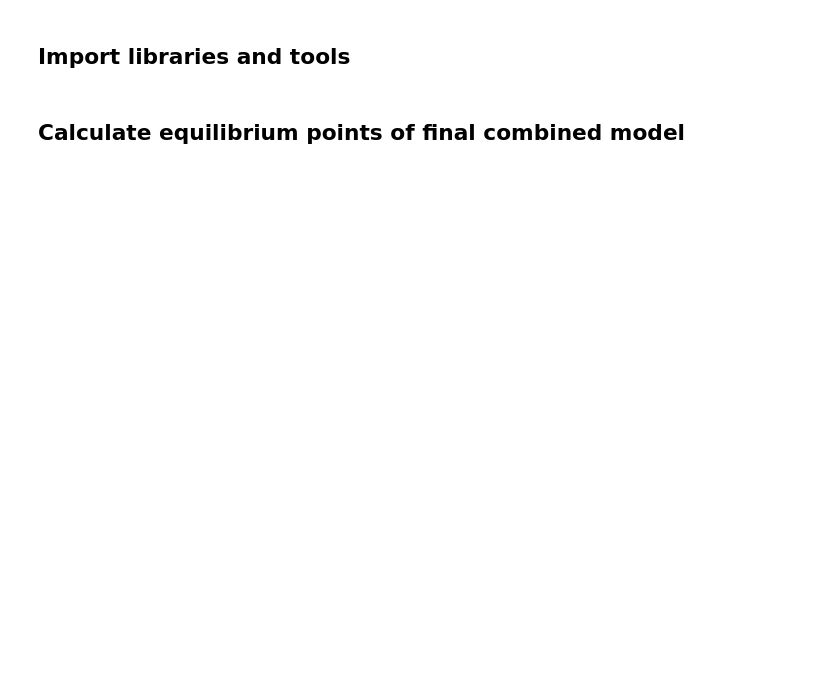
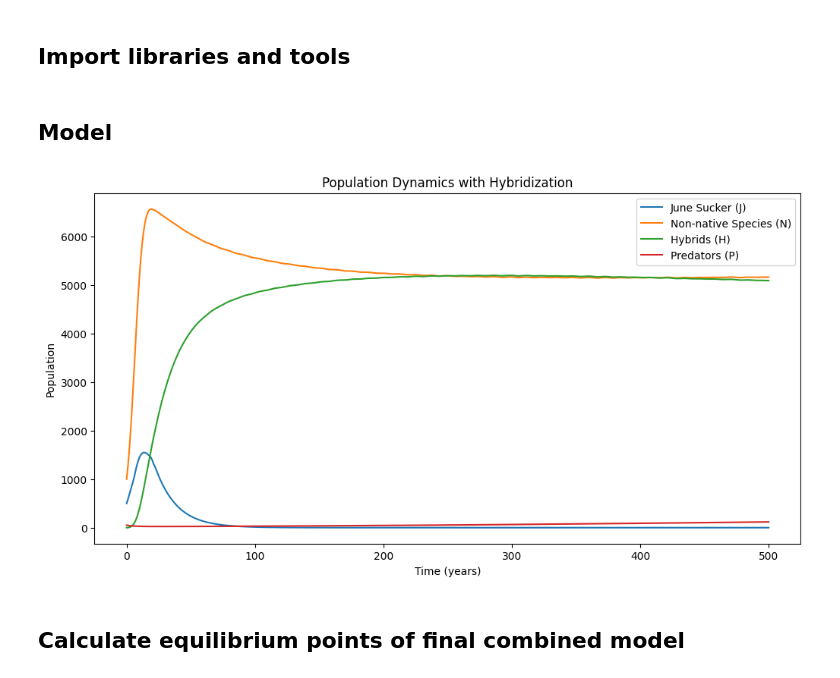
Before and after one commit to sophieharman/Volume-4-ModelingProject, a Jupyter notebook: equilibrium_points.ipynb, the cells around one changed output. Cells and saved outputs as stored; diff of their text form; code cells hidden in the pictures; blank space fills up the shorter version.

Commit message:
Adjusted equilibrium code

```diff
--- a/equilibrium_points.ipynb
+++ b/equilibrium_points.ipynb
@@ -8,3 +9,81 @@ from scipy.integrate import odeint
+# %% [markdown]
+## Model
+# %%
+# Updated model parameters including hybrids
+r_J = 0.2
+r_N = 0.3
+r_H = 0.25
+K_0 = 10000
+c_JN = c_NJ = 1.0
+c_JH = c_NH = c_HJ = c_HN = 0.9
+beta_J = beta_N = beta_H = 5e-5
+s_H = 1e-5
+s_P = 1e-5
+m_P = 0.1
+gamma = 0.5
+
+# Human intervention functions (updated)
+def H_J(t):
+    return 50 if 5 <= t <= 20 else 0
+
+def H_N(t):
+    return -10
+
+def H_H(t):
+    return -5
+
+# Carrying capacity function (updated)
+def K(t):
+    return K_0 + gamma * H_J(t)
+
+# ODE system including hybrids
+def ecosystem_model_hybrid(t, y):
+    J, N, H, P = y
+    dJdt = (
+        r_J * J * (1 - (J + c_JN * N + c_JH * H) / K(t))
+        - beta_J * J * P
+        - s_H * J * N
+        + H_J(t)
+    )
+    dNdt = (
+        r_N * N * (1 - (N + c_NJ * J + c_NH * H) / K(t))
+        - beta_N * N * P
+        - s_H * J * N
+        + H_N(t)
+    )
+    dHdt = (
+        s_H * J * N
+        + r_H * H * (1 - (H + c_HJ * J + c_HN * N) / K(t))
+        - beta_H * H * P
+        + H_H(t)
+    )
+    dPdt = s_P * (J + N + H) * P - m_P * P
+    return [dJdt, dNdt, dHdt, dPdt]
+
+# Time span and initial conditions
+t_span = (0, 500) # Adjusted time span to determine when equilibrium takes place
+t_eval = np.linspace(*t_span, 500)
+initial_conditions = [500, 1000, 0, 50]  # J_0, N_0, H_0, P_0
+
+# Solving the ODE system
+solution = solve_ivp(ecosystem_model_hybrid, t_span, initial_conditions, t_eval=t_eval)
+
+# Extracting results
+J_t, N_t, H_t, P_t = solution.y
+
+# Plotting the results
+plt.figure(figsize=(12, 6))
+plt.plot(solution.t, J_t, label='June Sucker (J)')
+plt.plot(solution.t, N_t, label='Non-native Species (N)')
+plt.plot(solution.t, H_t, label='Hybrids (H)')
+plt.plot(solution.t, P_t, label='Predators (P)')
+plt.title('Population Dynamics with Hybridization')
+plt.xlabel('Time (years)')
+plt.ylabel('Population')
+plt.legend()
+plt.show()
+# %% [output]
+[figure, added]
 # %% [markdown]
 ## Calculate equilibrium points of final combined model
 # %%
```
Also changed, not shown: parts of 6 cells of this notebook.
